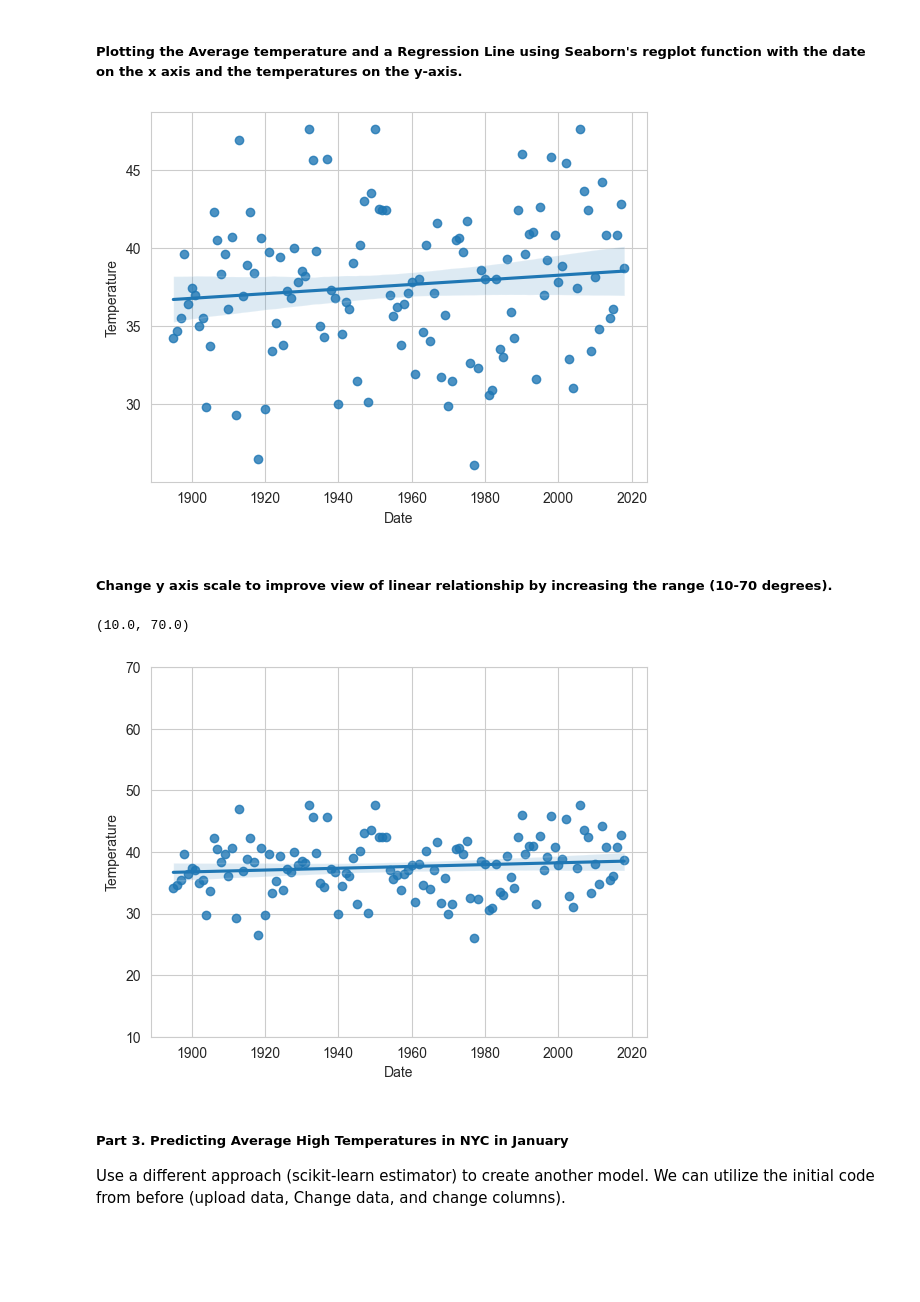
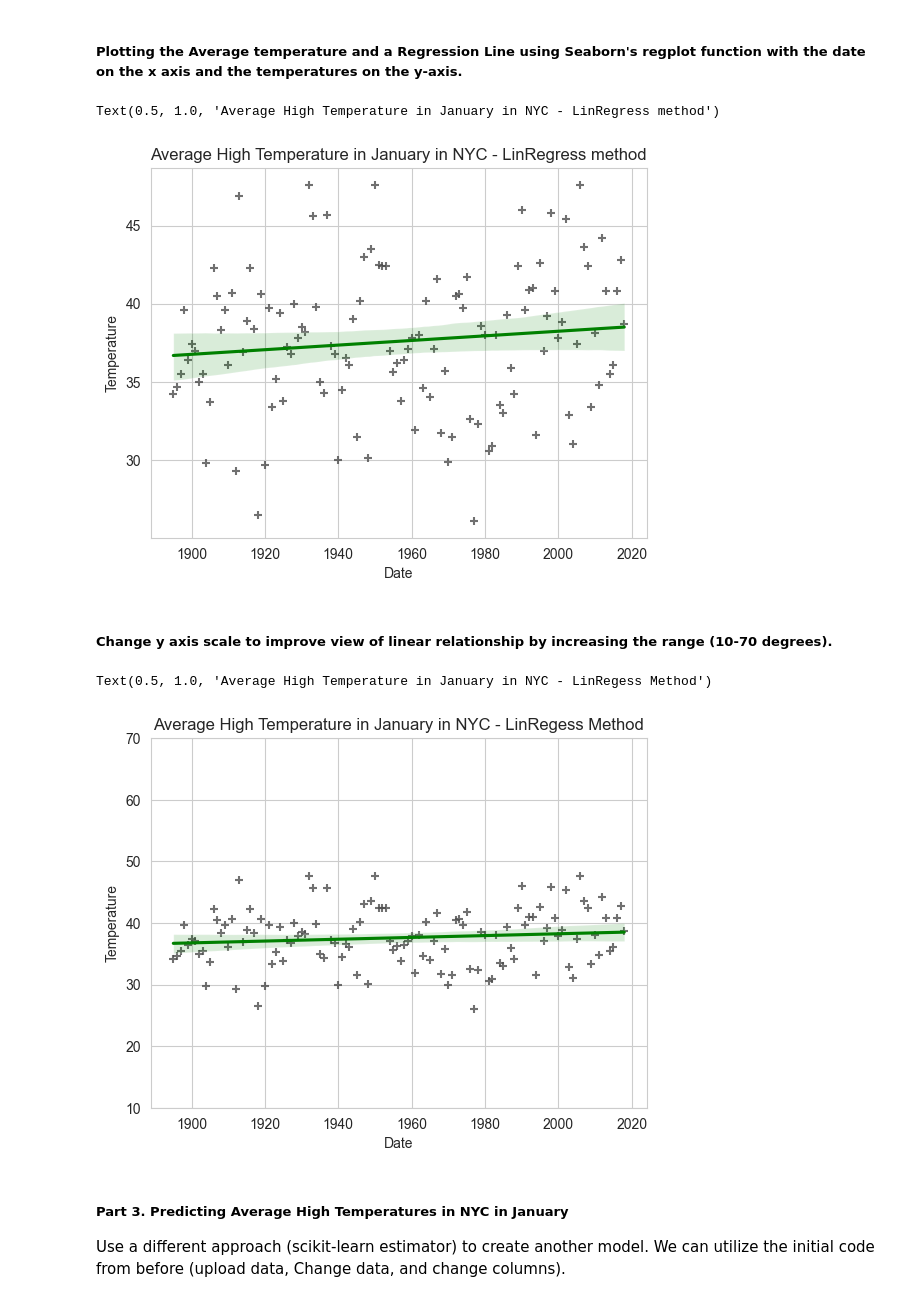
Before and after one commit to JackieGanyo/datafun-07-ml, a Jupyter notebook: JGanyo_ml.ipynb, the cells around one changed output. Drawn from its saved outputs; the diff is of its cells as text; code cells hidden in the pictures; blank space fills up the shorter version.

Commit message:
Customized plots for the data

```diff
--- a/JGanyo_ml.ipynb
+++ b/JGanyo_ml.ipynb
@@ -153,21 +153,24 @@ Predicted temperature in 2024: 38.5922281667978
 # %%
 #set style and axes for plot
 sns.set_style('whitegrid')
-axes = sns.regplot(x=df.Date, y=df.Temperature)
+axes = sns.regplot(x=df.Date, y=df.Temperature, marker='+', color=".3", line_kws=dict(color="g"))
+axes.set_title('Average High Temperature in January in NYC - LinRegress method')
 # %% [output]
+Text(0.5, 1.0, 'Average High Temperature in January in NYC - LinRegress method')
-[figure, old version]
+[figure, new version]
 # %% [markdown]
 ##### Change y axis scale to improve view of linear relationship by increasing the range (10-70 degrees).
 # %%
 #set style and axes for plot
 sns.set_style('whitegrid')
-axes = sns.regplot(x=df.Date, y=df.Temperature)
+axes = sns.regplot(x=df.Date, y=df.Temperature, marker='+', color=".3", line_kws=dict(color="g"))
 
 #set limit for y-axis to improve the plot
 axes.set_ylim(10, 70)
+axes.set_title('Average High Temperature in January in NYC - LinRegess Method')
 # %% [output]
-(10.0, 70.0)
+Text(0.5, 1.0, 'Average High Temperature in January in NYC - LinRegess Method')
-[figure, old version]
+[figure, new version]
 # %% [markdown]
 ##### **Part 3. Predicting Average High Temperatures in NYC in January**
 Use a different approach (scikit-learn estimator) to create another model. We can utilize the initial code from before (upload data, Change data, and change columns).
```
Also changed, not shown: parts of 1 cell of this notebook.
